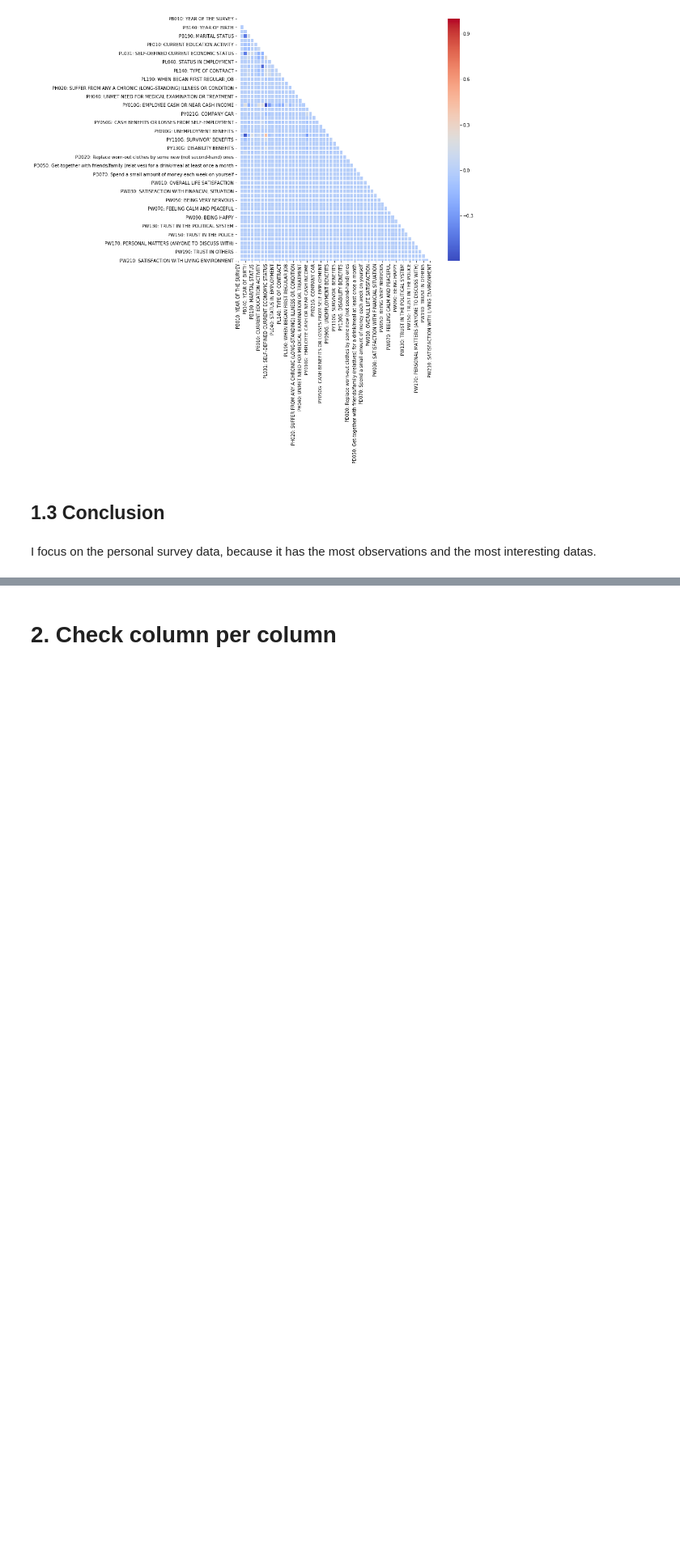
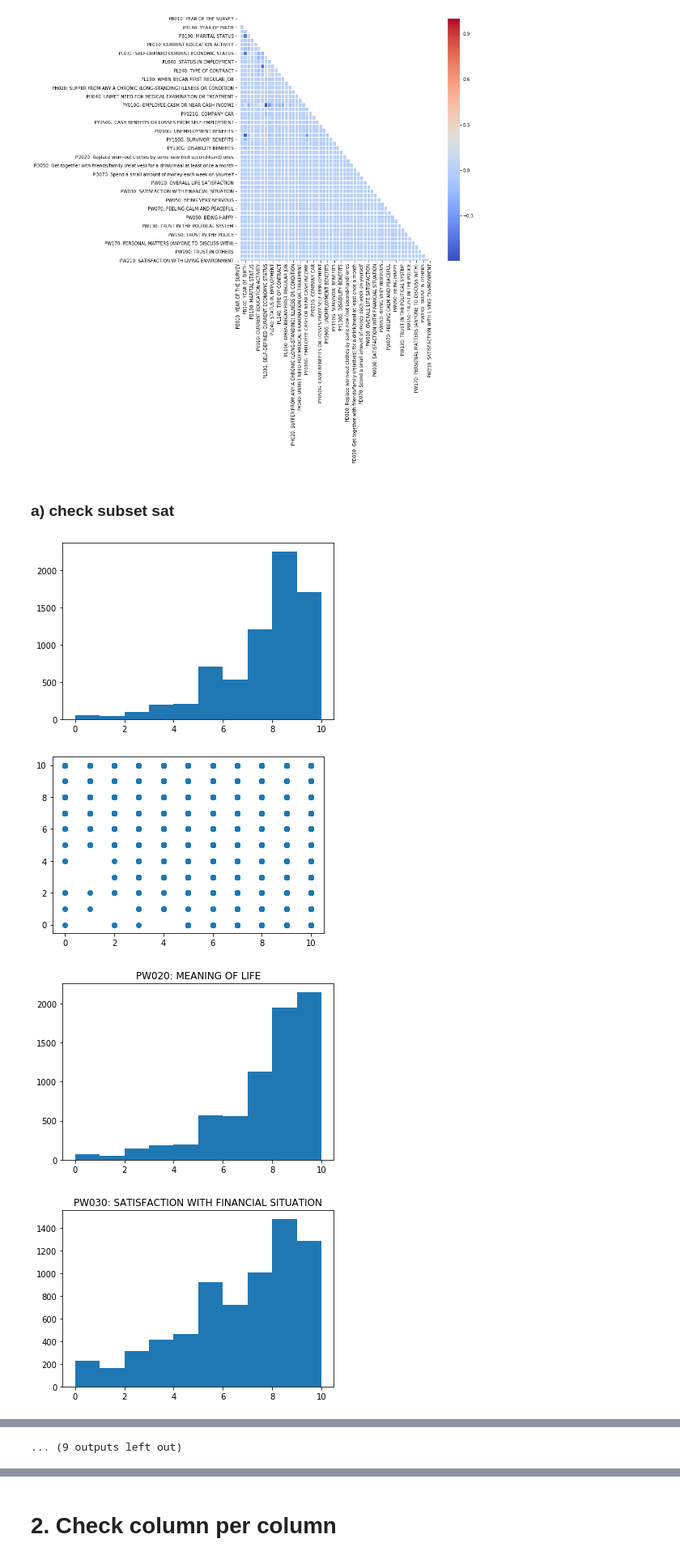
Before and after one commit to ta-data-lis/final-project, a Jupyter notebook: your-project/1_Data Cleaning.ipynb, the cells around one changed output, grey strips where cells are left out. Shown at 81% size. Cells and saved outputs as stored; diff of their text form; code cells hidden in the pictures; blank space fills up the shorter version.

```diff
--- a/your-project/1_Data Selection and Cleaning.ipynb
+++ b/your-project/1_Data Cleaning.ipynb
@@ -432,7 +234,3 @@ sns.heatmap(corr, cmap='coolwarm', annot = False, linewidth=0.5, mask=mask)
 # %% [output]
 <matplotlib.axes._subplots.AxesSubplot at 0x...>
 [figure]
-# %% [markdown]
-## 1.3 Conclusion
-# %% [markdown]
-I focus on the personal survey data, because it has the most observations and the most interesting datas.
@@ -438,0 +295,22 @@ I focus on the personal survey data, because it has the most observations and th
+# %% [markdown]
+### a) check subset sat
+# %%
+ppp = ppp[ppp[sat]!=99]
+ppp.dropna(subset = sat[:6], inplace=True)
+# %%
+plt.hist(ppp[sat[0]])
+plt.show()
+plt.scatter(ppp[sat[0]], ppp[sat[1]])
+plt.show()
+ppp.shape
+
+
+for x in range(1, len(sat)):
+    plt.hist(ppp[sat[x]])
+    plt.title(sat[x])
+    plt.show()
+# %% [output]
+[figure, added]
+[figure, added]
+[figure, added]
+[figure, added]
@@ -438,0 +325 @@ I focus on the personal survey data, because it has the most observations and th
+... (9 outputs left out)
```
Also changed, not shown: parts of 49 cells of this notebook, 2 other files.
